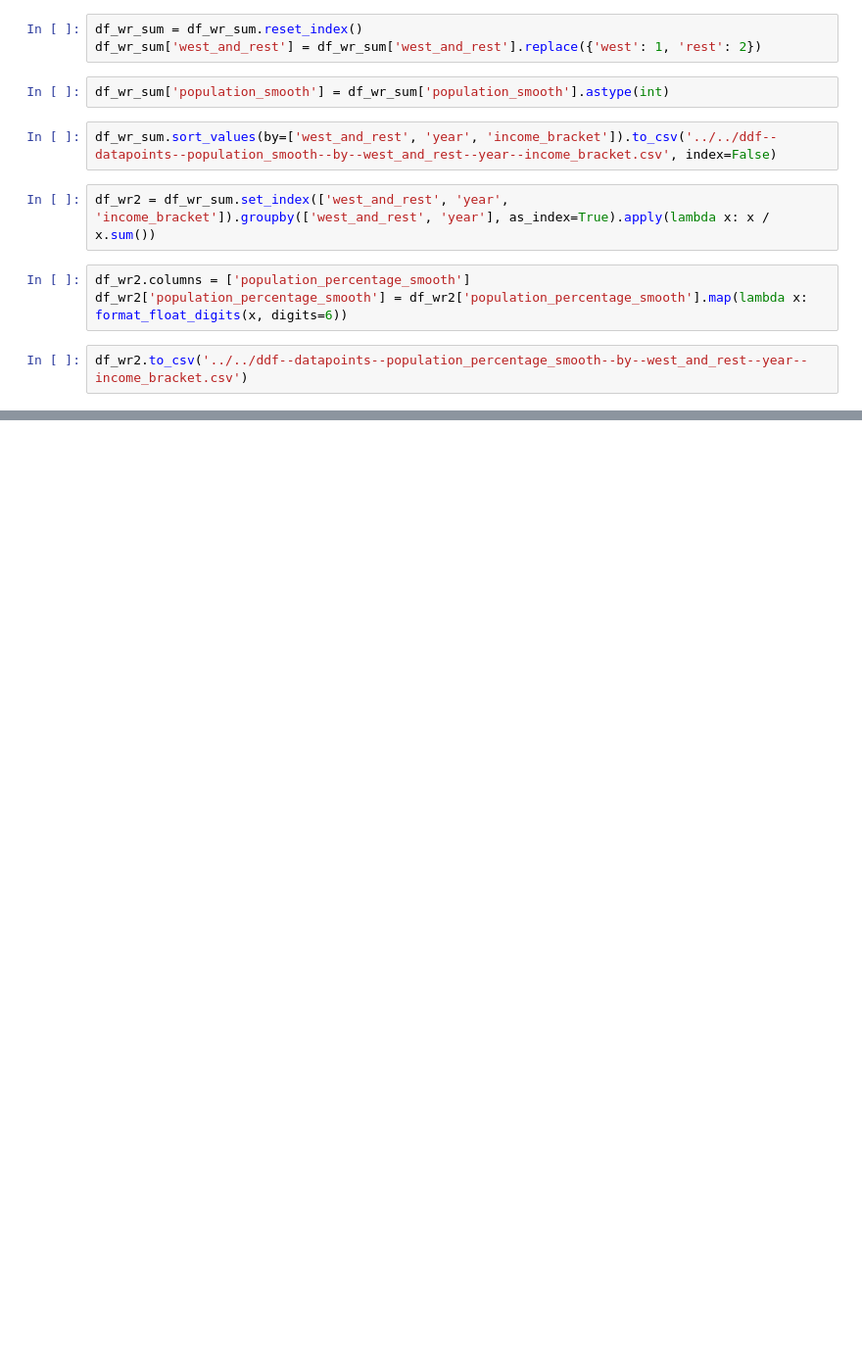
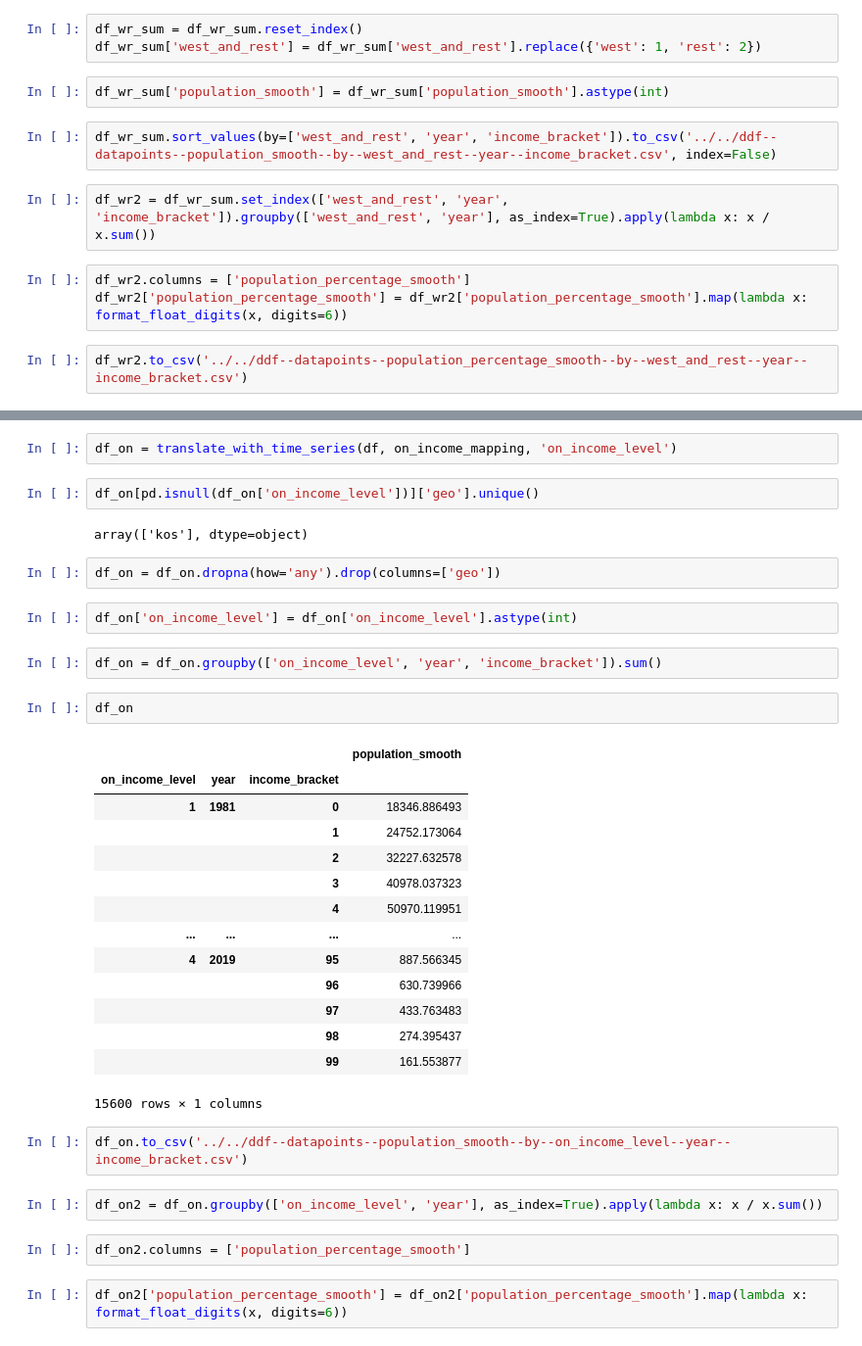
Before and after one commit to open-numbers/ddf--worldbank--povcalnet, a Jupyter notebook: etl/notebooks/groups.ipynb, the cells around one changed output, grey strips where cells are left out. Shown at 98% size. Saved outputs shown, nothing was run; the diff lists cells and outputs as text; blank space fills up the shorter version.

Commit message:
add on_income_group and world_4regions

```diff
--- a/etl/notebooks/groups.ipynb
+++ b/etl/notebooks/groups.ipynb
@@ -272,0 +365,37 @@ df_wr2.to_csv('../../ddf--datapoints--population_percentage_smooth--by--west_and
+# %%
+df_on = translate_with_time_series(df, on_income_mapping, 'on_income_level')
+# %%
+df_on[pd.isnull(df_on['on_income_level'])]['geo'].unique()
+# %% [output]
+array(['kos'], dtype=object)
+# %%
+df_on = df_on.dropna(how='any').drop(columns=['geo'])
+# %%
+df_on['on_income_level'] = df_on['on_income_level'].astype(int)
+# %%
+df_on = df_on.groupby(['on_income_level', 'year', 'income_bracket']).sum()
+# %%
+df_on
+# %% [output]
+|  |  |  | population_smooth |
+| on_income_level | year | income_bracket |  |
+| 1 | 1981 | 0 | 18346.886493 |
+|  |  | 1 | 24752.173064 |
+|  |  | 2 | 32227.632578 |
+|  |  | 3 | 40978.037323 |
+|  |  | 4 | 50970.119951 |
+| ... | ... | ... | ... |
+| 4 | 2019 | 95 | 887.566345 |
+|  |  | 96 | 630.739966 |
+|  |  | 97 | 433.763483 |
+|  |  | 98 | 274.395437 |
+|  |  | 99 | 161.553877 |
+15600 rows × 1 columns
+# %%
+df_on.to_csv('../../ddf--datapoints--population_smooth--by--on_income_level--year--income_bracket.csv')
+# %%
+df_on2 = df_on.groupby(['on_income_level', 'year'], as_index=True).apply(lambda x: x / x.sum())
+# %%
+df_on2.columns = ['population_percentage_smooth']
+# %%
+df_on2['population_percentage_smooth'] = df_on2['population_percentage_smooth'].map(lambda x: format_float_digits(x, digits=6))
```
Also changed, not shown: parts of 25 cells of this notebook, 12 other files.
